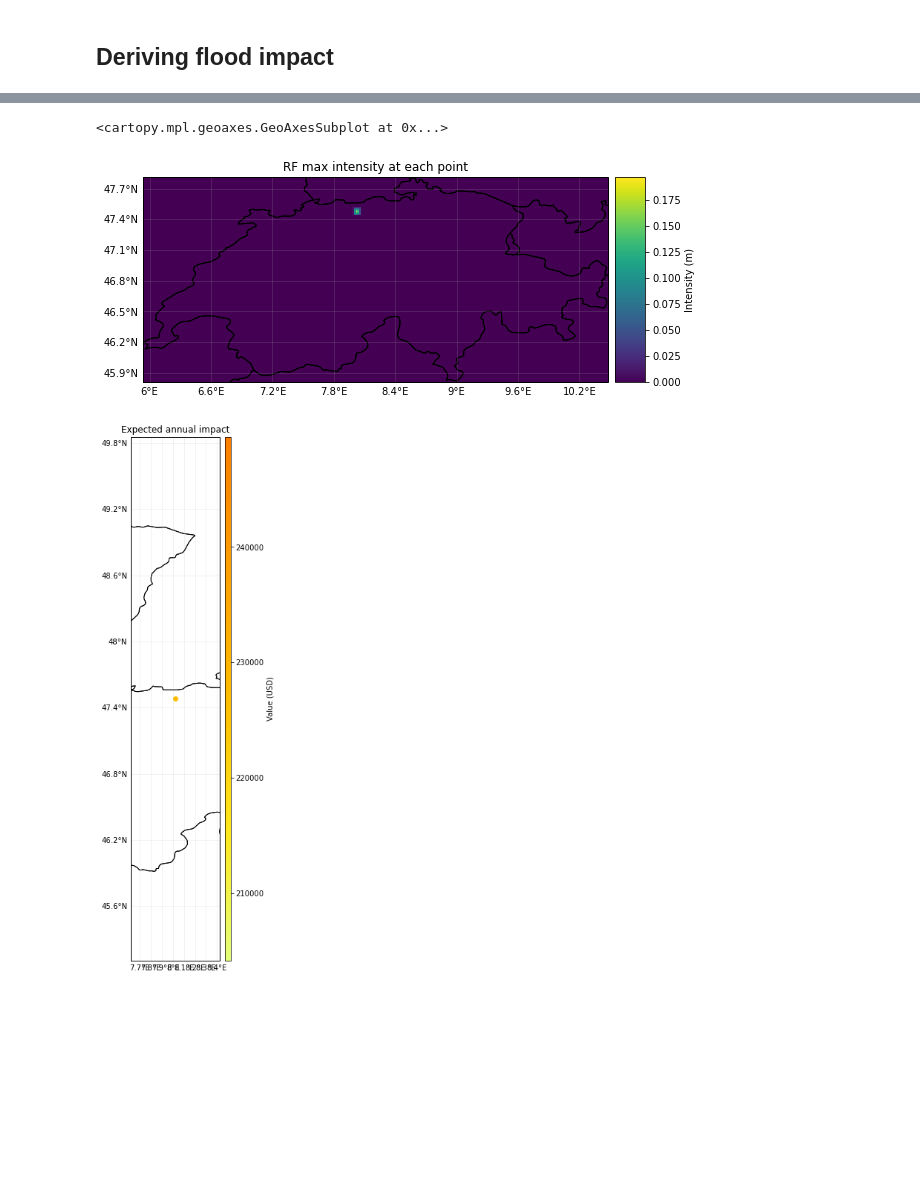
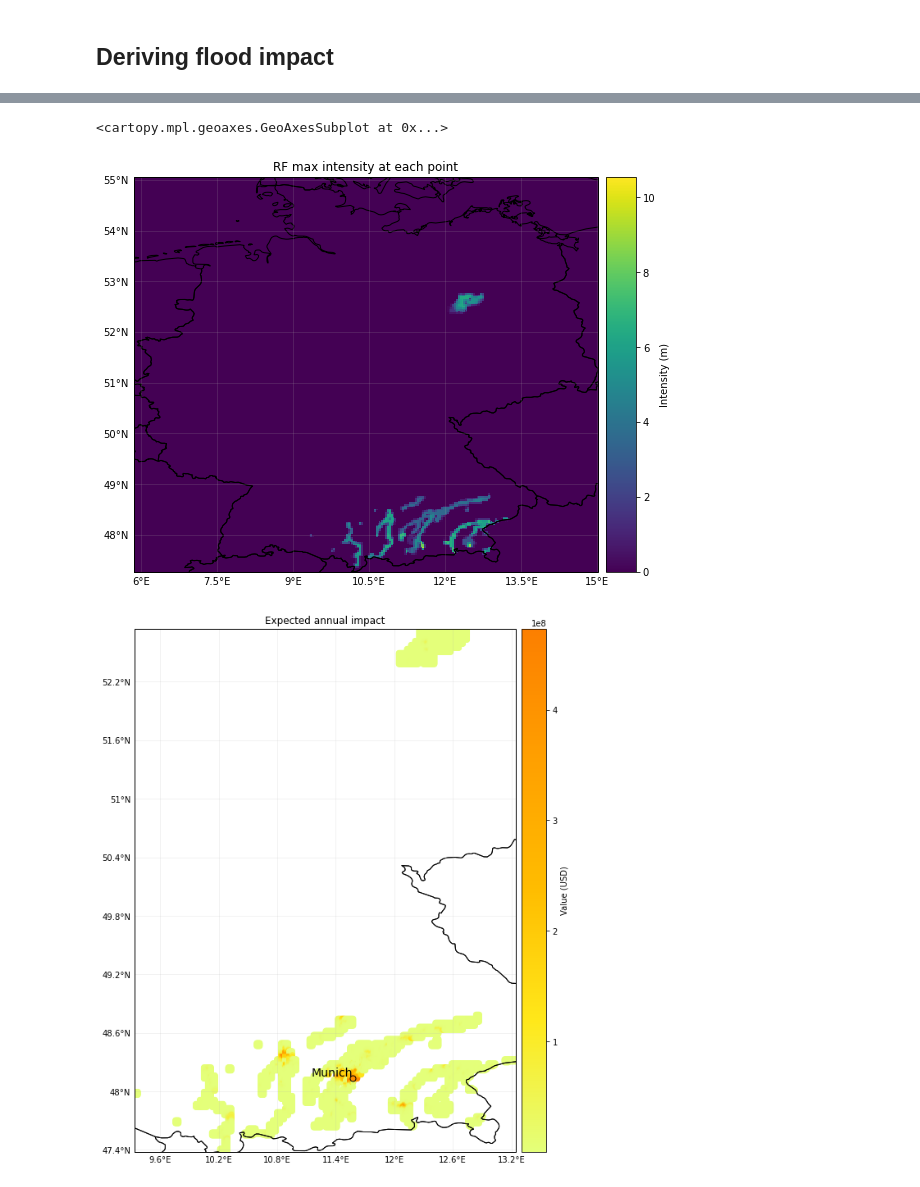
Before and after one commit to mmyrte/climada_python, a Jupyter notebook: doc/tutorial/climada_hazard_RiverFlood.ipynb, the cells around one changed output, grey strips where cells are left out. Cells and saved outputs as stored; diff of their text form; code cells hidden in the pictures; blank space fills up the shorter version.

```diff
--- a/doc/tutorial/climada_hazard_RiverFlood.ipynb
+++ b/doc/tutorial/climada_hazard_RiverFlood.ipynb
@@ -218,0 +294,5 @@ if_OCE[0].plot()
+# %%
+from climada.entity import LitPop
+lp_exp = LitPop()
+lp_exp.set_country('DEU', fin_mode='pc')
+lp_exp
@@ -218,0 +325,10 @@ if_OCE[0].plot()
+# %%
+# In the LitPop exposure the damage function for river floods needs
+# to be specified manually.
+import pandas as pd
+from climada.util.constants import RIVER_FLOOD_REGIONS_CSV
+
+info = pd.read_csv(RIVER_FLOOD_REGIONS_CSV)
+lp_exp['if_RF'] = info.loc[info['ISO']=='DEU','if_RF'].values[0]
+lp_exp
+lp_exp.plot_hexbin(pop_name=True)
@@ -221,14 +340,10 @@ if_OCE[0].plot()
 # %%
 from climada.engine import Impact
 
-rf_CHE = RiverFlood()
-rf_CHE.set_from_nc(dph_path=HAZ_DEMO_FLDDPH, frc_path=HAZ_DEMO_FLDFRC,
-                           countries = ['CHE'])
-gdpa = GDP2Asset()
-gdpa.set_countries(countries=['CHE'], ref_year=2000, path = DEMO_GDP2ASSET)
-if_set = flood_imp_func_set()
+rf = RiverFlood()
+rf.set_from_nc(countries = ['DEU'], years=years, dph_path=HAZ_DEMO_FLDDPH, frc_path=HAZ_DEMO_FLDFRC)
 imp=Impact()
-imp.calc(gdpa, if_set,rf_CHE,save_mat=True)
-rf_CHE.plot_intensity(0)
+imp.calc(lp_exp, if_set,rf,save_mat=True)
+rf.plot_intensity(0)
 imp.plot_scatter_eai_exposure()
 # %% [output]
@@ -239,3 +354,3 @@ imp.plot_scatter_eai_exposure()
 <cartopy.mpl.geoaxes.GeoAxesSubplot at 0x...>
-[figure, old version]
+[figure, new version]
-[figure, old version]
+[figure, new version]
```
Also changed, not shown: parts of 19 cells of this notebook.
